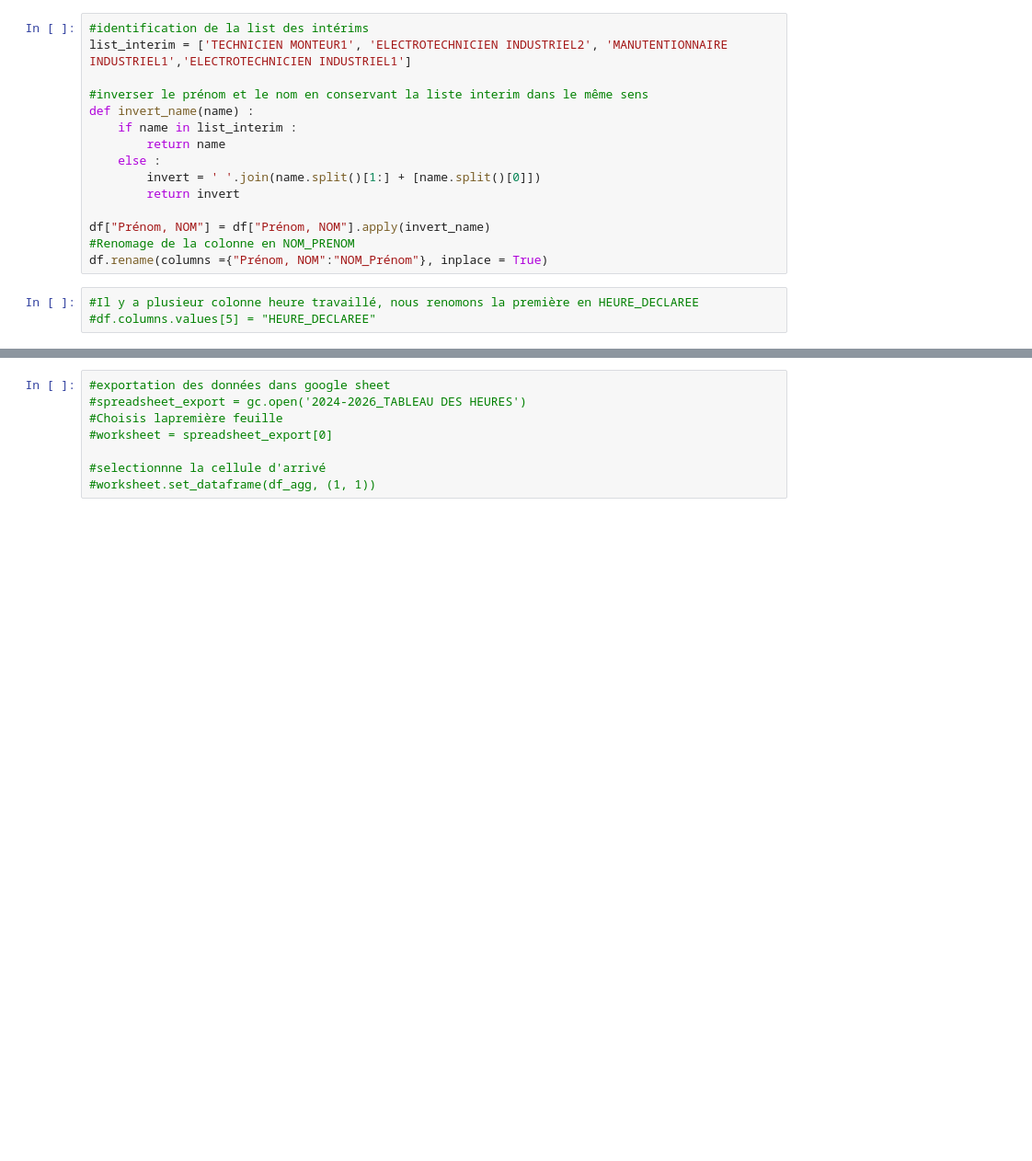
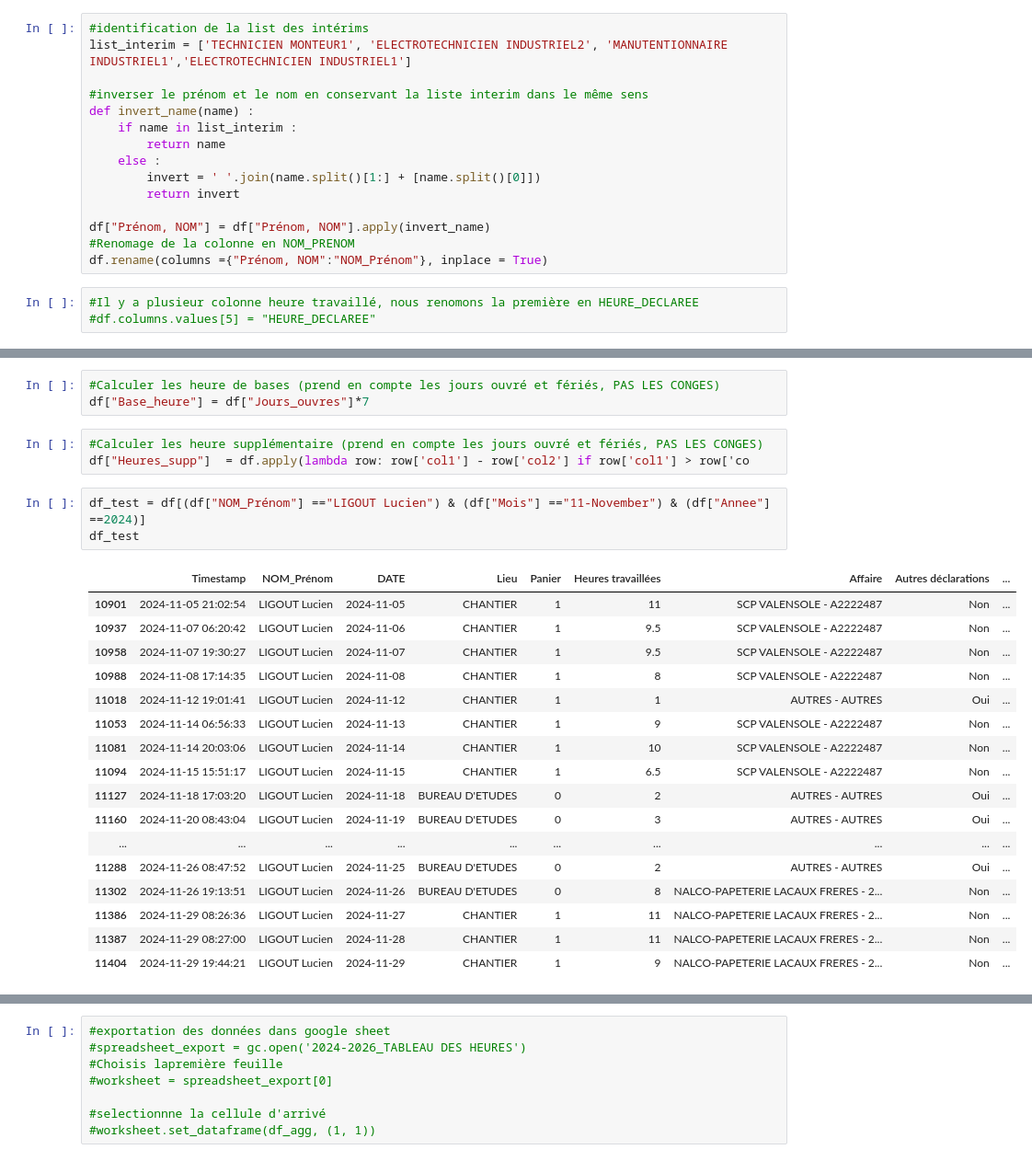
Before and after one commit to Messine-7/Heure_chemdoc, a Jupyter notebook: Script.ipynb, the cells around one changed output, grey strips where cells are left out. Shown: that part at 92% size. Drawn from its saved outputs; the diff is of its cells as text; blank space fills up the shorter version.

Commit message:
Avancement sur les jours férie et ouvrable

```diff
--- a/Script.ipynb
+++ b/Script.ipynb
@@ -90,3 +149,30 @@ ValueError: The truth value of a Series is ambiguous. Use a.empty, a.bool(), a.i
+# %%
+#Calculer les heure de bases (prend en compte les jours ouvré et fériés, PAS LES CONGES)
+df["Base_heure"] = df["Jours_ouvres"]*7
+# %%
+#Calculer les heure supplémentaire (prend en compte les jours ouvré et fériés, PAS LES CONGES)
+df["Heures_supp"]  = df.apply(lambda row: row['col1'] - row['col2'] if row['col1'] > row['co
+# %%
+df_test = df[(df["NOM_Prénom"] =="LIGOUT Lucien") & (df["Mois"] =="11-November") & (df["Annee"] ==2024)]
+df_test
+# %% [output]
+|  | Timestamp | NOM_Prénom | DATE | Lieu | Panier | Heures travaillées | Affaire | Autres déclarations | ... |
+| 10901 | 2024-11-05 21:02:54 | LIGOUT Lucien | 2024-11-05 | CHANTIER | 1 | 11 | SCP VALENSOLE - A2222487 | Non | ... |
+| 10937 | 2024-11-07 06:20:42 | LIGOUT Lucien | 2024-11-06 | CHANTIER | 1 | 9.5 | SCP VALENSOLE - A2222487 | Non | ... |
+| 10958 | 2024-11-07 19:30:27 | LIGOUT Lucien | 2024-11-07 | CHANTIER | 1 | 9.5 | SCP VALENSOLE - A2222487 | Non | ... |
+| 10988 | 2024-11-08 17:14:35 | LIGOUT Lucien | 2024-11-08 | CHANTIER | 1 | 8 | SCP VALENSOLE - A2222487 | Non | ... |
+| 11018 | 2024-11-12 19:01:41 | LIGOUT Lucien | 2024-11-12 | CHANTIER | 1 | 1 | AUTRES - AUTRES | Oui | ... |
+| 11053 | 2024-11-14 06:56:33 | LIGOUT Lucien | 2024-11-13 | CHANTIER | 1 | 9 | SCP VALENSOLE - A2222487 | Non | ... |
+| 11081 | 2024-11-14 20:03:06 | LIGOUT Lucien | 2024-11-14 | CHANTIER | 1 | 10 | SCP VALENSOLE - A2222487 | Non | ... |
+| 11094 | 2024-11-15 15:51:17 | LIGOUT Lucien | 2024-11-15 | CHANTIER | 1 | 6.5 | SCP VALENSOLE - A2222487 | Non | ... |
+| 11127 | 2024-11-18 17:03:20 | LIGOUT Lucien | 2024-11-18 | BUREAU D'ETUDES | 0 | 2 | AUTRES - AUTRES | Oui | ... |
+| 11160 | 2024-11-20 08:43:04 | LIGOUT Lucien | 2024-11-19 | BUREAU D'ETUDES | 0 | 3 | AUTRES - AUTRES | Oui | ... |
+| ... | ... | ... | ... | ... | ... | ... | ... | ... | ... |
+| 11288 | 2024-11-26 08:47:52 | LIGOUT Lucien | 2024-11-25 | BUREAU D'ETUDES | 0 | 2 | AUTRES - AUTRES | Oui | ... |
+| 11302 | 2024-11-26 19:13:51 | LIGOUT Lucien | 2024-11-26 | BUREAU D'ETUDES | 0 | 8 | NALCO-PAPETERIE LACAUX FRERES - 2... | Non | ... |
+| 11386 | 2024-11-29 08:26:36 | LIGOUT Lucien | 2024-11-27 | CHANTIER | 1 | 11 | NALCO-PAPETERIE LACAUX FRERES - 2... | Non | ... |
+| 11387 | 2024-11-29 08:27:00 | LIGOUT Lucien | 2024-11-28 | CHANTIER | 1 | 11 | NALCO-PAPETERIE LACAUX FRERES - 2... | Non | ... |
+| 11404 | 2024-11-29 19:44:21 | LIGOUT Lucien | 2024-11-29 | CHANTIER | 1 | 9 | NALCO-PAPETERIE LACAUX FRERES - 2... | Non | ... |
 # %%
 df
 # %% [output]
```
Also changed, not shown: parts of 13 cells of this notebook.
